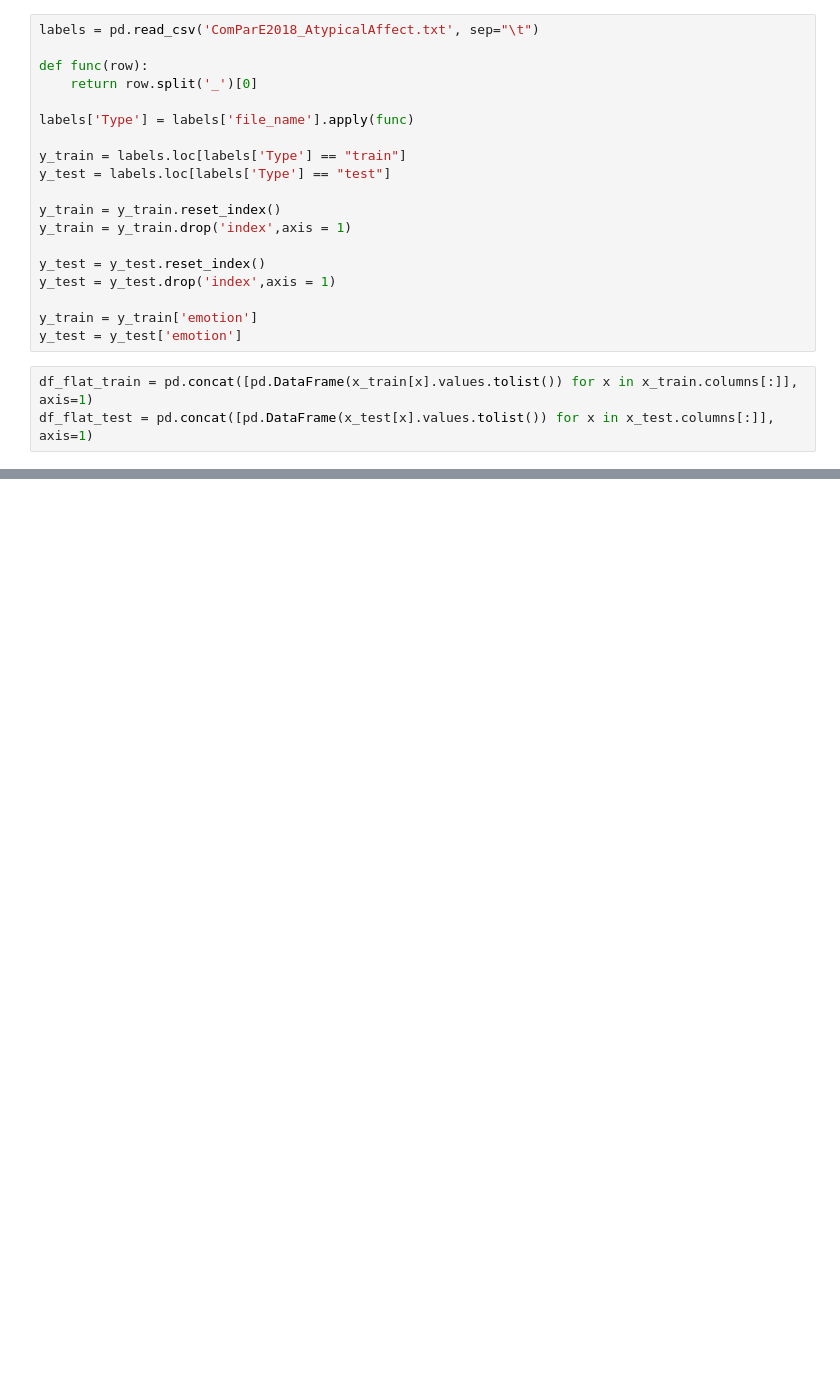
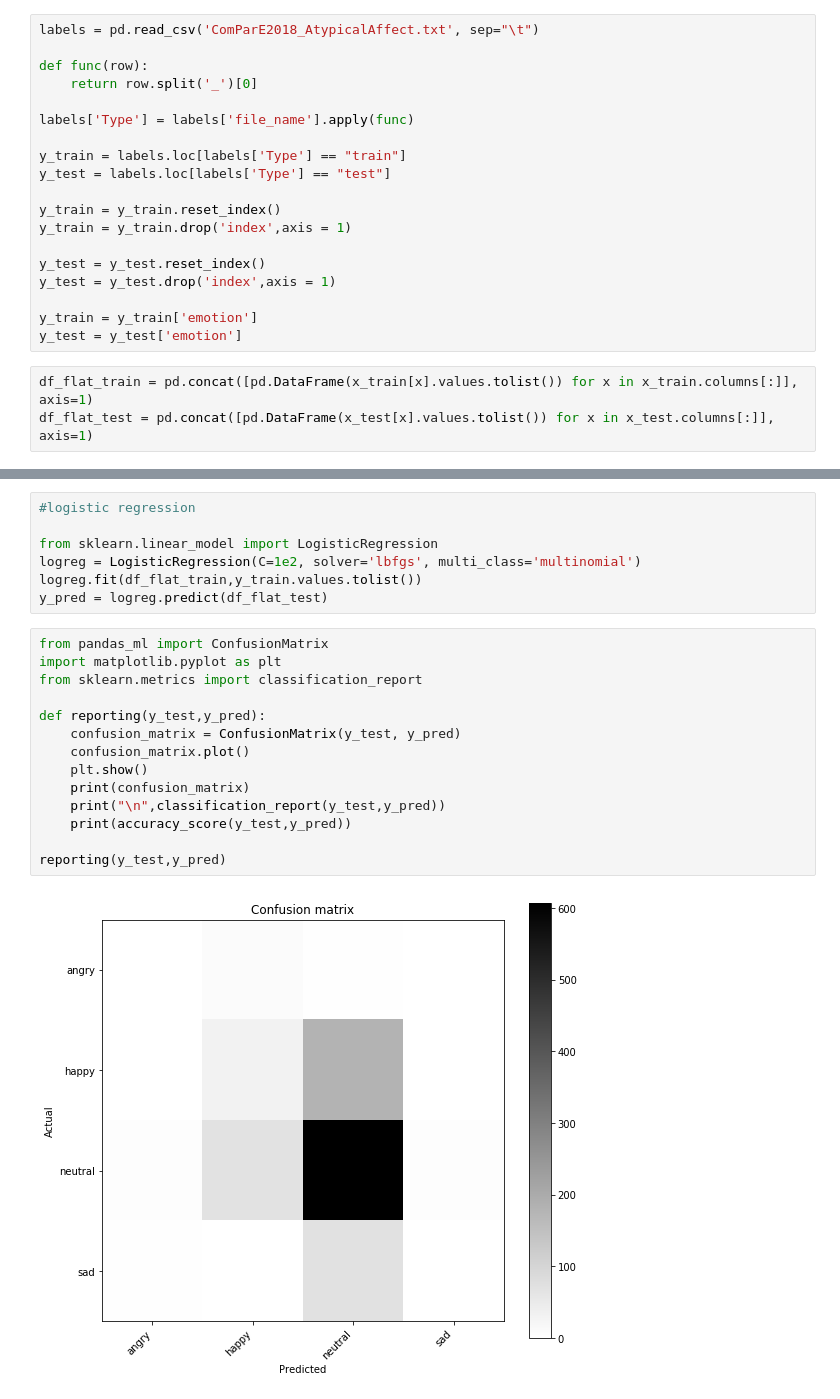
Before and after one commit to sri-1007/speech_emotion_recognition, a Jupyter notebook: scripts/pyAudioAnalysis_1.ipynb, the cells around one changed output, grey strips where cells are left out. Saved outputs shown, nothing was run; the diff lists cells and outputs as text; blank space fills up the shorter version.

```diff
--- a/scripts/pyAudioAnalysis_1.ipynb
+++ b/scripts/pyAudioAnalysis_1.ipynb
@@ -105,0 +110,23 @@ computeSVM(x_train,y_train,x_test,y_test)
+# %%
+#logistic regression
+
+from sklearn.linear_model import LogisticRegression
+logreg = LogisticRegression(C=1e2, solver='lbfgs', multi_class='multinomial')
+logreg.fit(df_flat_train,y_train.values.tolist())
+y_pred = logreg.predict(df_flat_test)
+# %%
+from pandas_ml import ConfusionMatrix
+import matplotlib.pyplot as plt
+from sklearn.metrics import classification_report
+
+def reporting(y_test,y_pred):
+    confusion_matrix = ConfusionMatrix(y_test, y_pred)
+    confusion_matrix.plot()
+    plt.show()
+    print(confusion_matrix)
+    print("\n",classification_report(y_test,y_pred))
+    print(accuracy_score(y_test,y_pred))
+
+reporting(y_test,y_pred)
+# %% [output]
+[figure, added]
```
Also changed, not shown: parts of 7 cells of this notebook.
